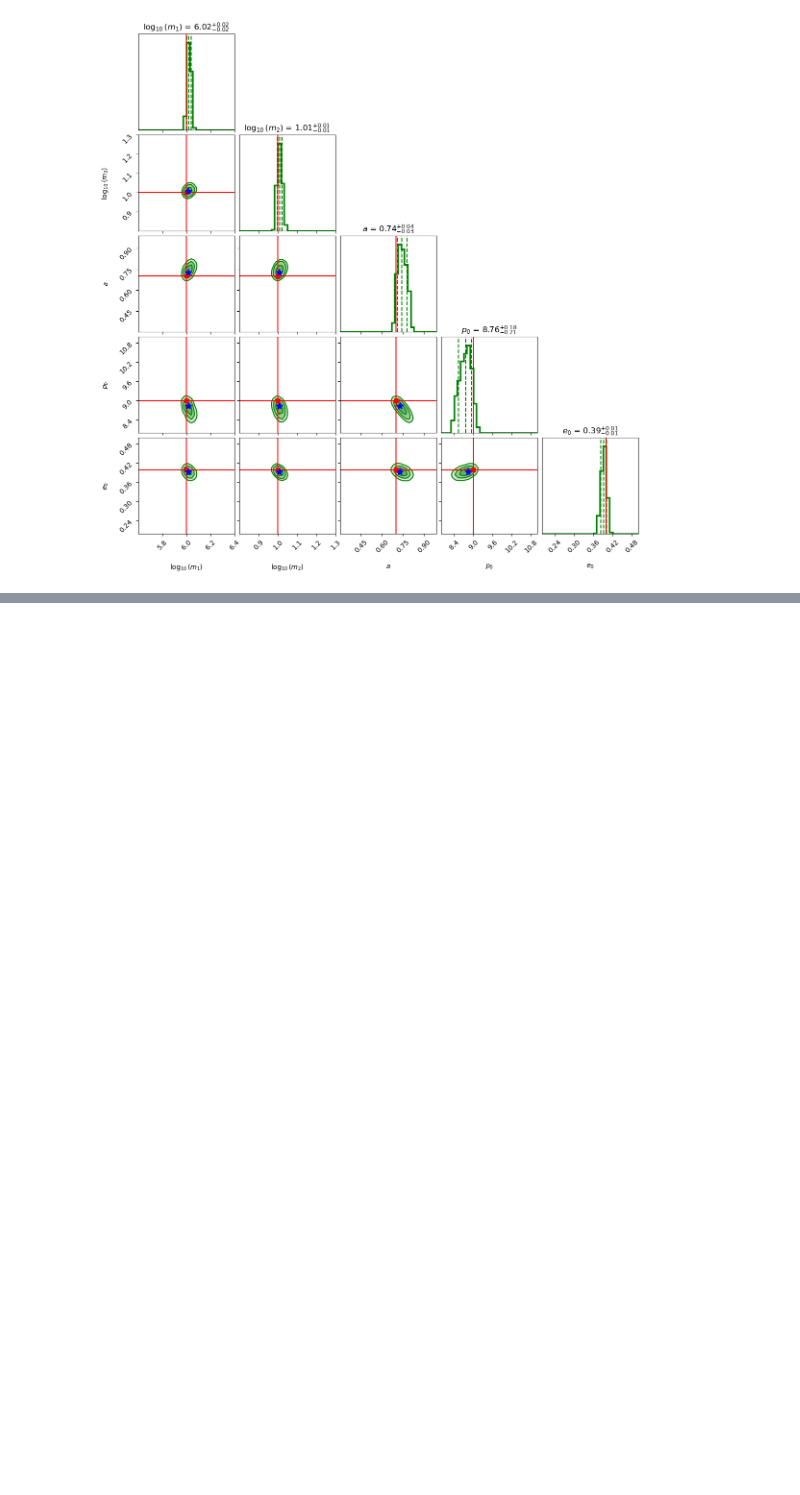
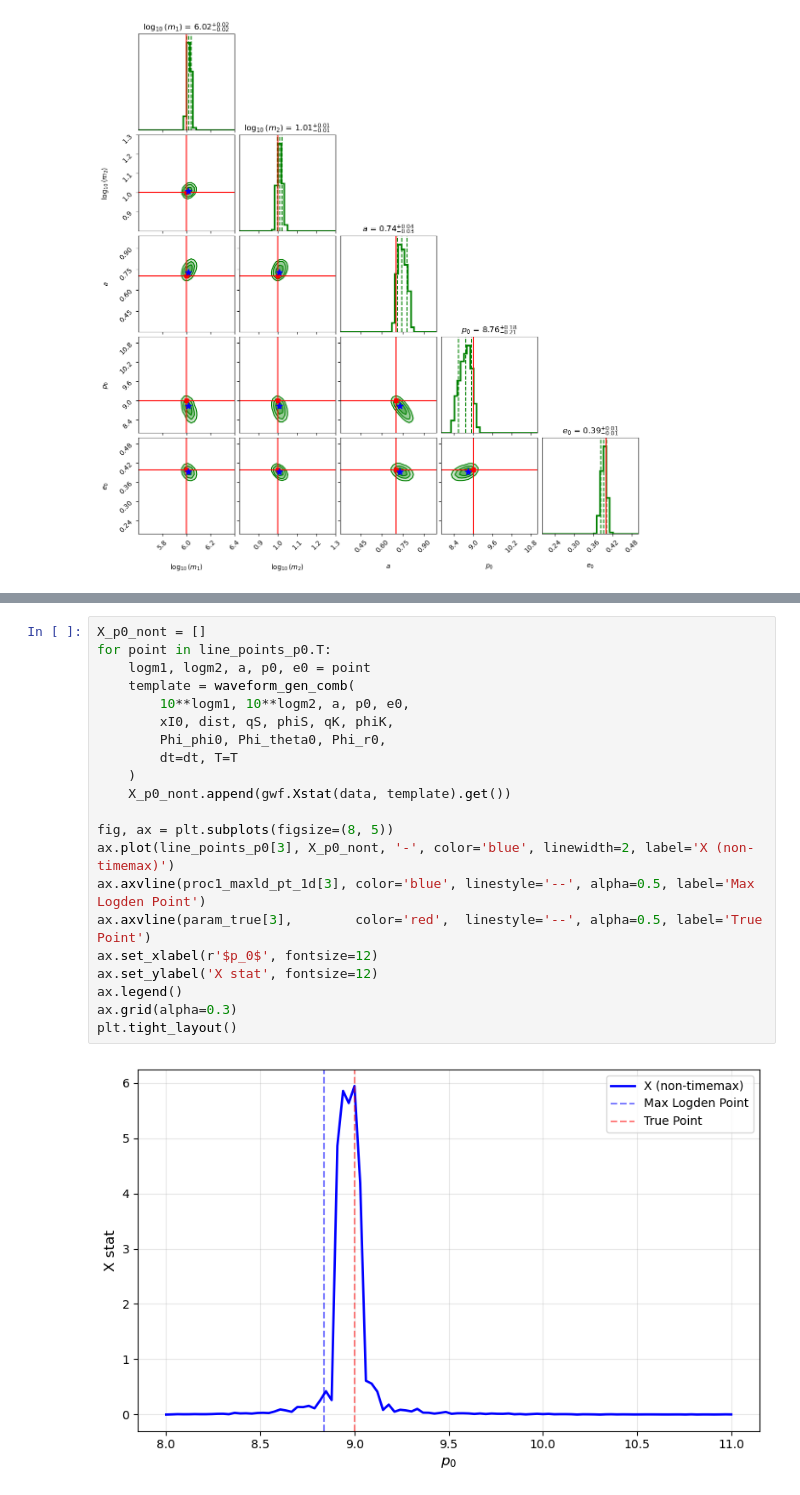
Before and after one commit to verasha/emri_search, a Jupyter notebook: work/search/intrinsic_ffunc_3mth_snr32_anneal2.ipynb, the cells around one changed output, grey strips where cells are left out. Drawn from its saved outputs; the diff is of its cells as text; blank space fills up the shorter version.

```diff
--- a/work/search/intrinsic_ffunc_3mth_snr32_anneal2.ipynb
+++ b/work/search/intrinsic_ffunc_3mth_snr32_anneal2.ipynb
@@ -339,0 +435,23 @@ corner.overplot_points(fig, maxld_pt1.reshape(1, -1),
+# %%
+X_p0_nont = []
+for point in line_points_p0.T:
+    logm1, logm2, a, p0, e0 = point
+    template = waveform_gen_comb(
+        10**logm1, 10**logm2, a, p0, e0,
+        xI0, dist, qS, phiS, qK, phiK,
+        Phi_phi0, Phi_theta0, Phi_r0,
+        dt=dt, T=T
+    )
+    X_p0_nont.append(gwf.Xstat(data, template).get())
+
+fig, ax = plt.subplots(figsize=(8, 5))
+ax.plot(line_points_p0[3], X_p0_nont, '-', color='blue', linewidth=2, label='X (non-timemax)')
+ax.axvline(proc1_maxld_pt_1d[3], color='blue', linestyle='--', alpha=0.5, label='Max Logden Point')
+ax.axvline(param_true[3],        color='red',  linestyle='--', alpha=0.5, label='True Point')
+ax.set_xlabel(r'$p_0$', fontsize=12)
+ax.set_ylabel('X stat', fontsize=12)
+ax.legend()
+ax.grid(alpha=0.3)
+plt.tight_layout()
+# %% [output]
+[figure, added]
```
Also changed, not shown: parts of 5 cells of this notebook, 18 other files.
